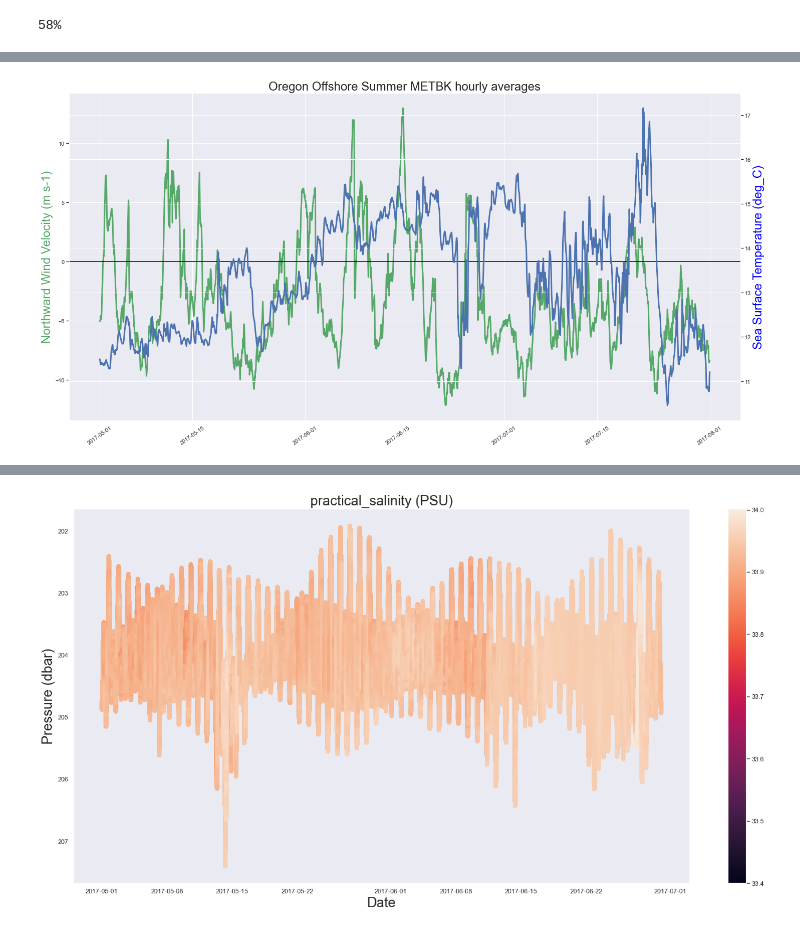
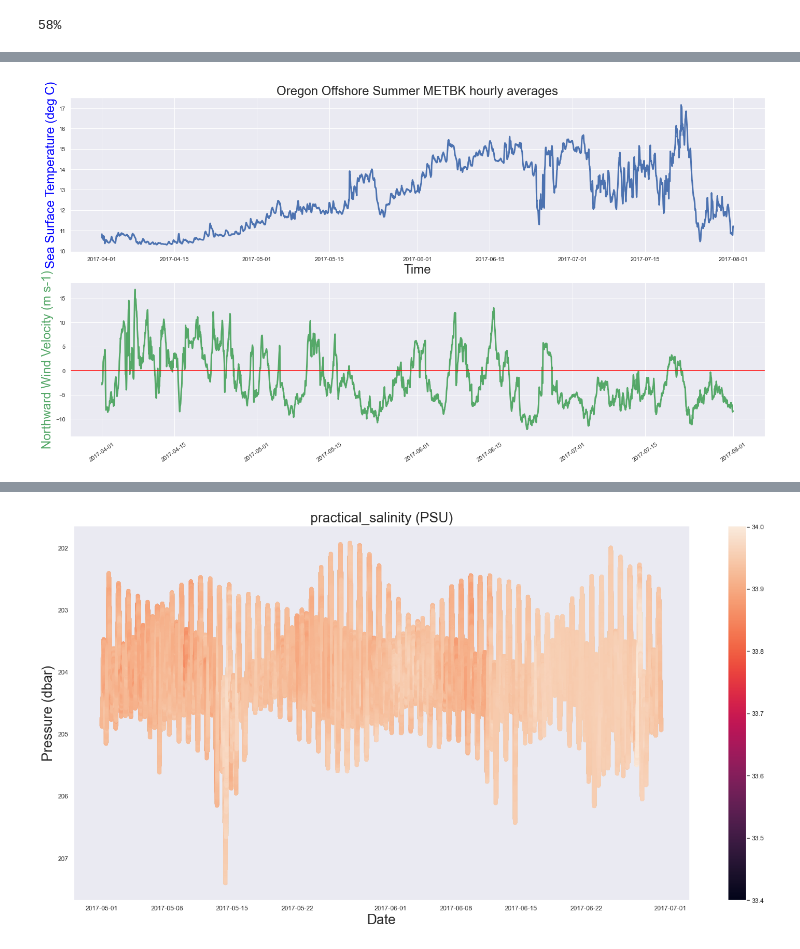
Before and after one commit to dgumustel/coastal-upwelling, a Jupyter notebook: 01_data_collection.ipynb, the cells around one changed output, grey strips where cells are left out. Drawn from its saved outputs; the diff is of its cells as text; code cells hidden in the pictures.

```diff
--- a/01_data_collection.ipynb
+++ b/01_data_collection.ipynb
@@ -232,4 +173 @@ Appending data from files
 {'sea_surface_temperature': ['ºC'], 'met_windavg_mag_corr_east': ['m s-1'], 'met_windavg_mag_corr_north': ['m s-1']}
-# %%
-CTD_data = CTD_data_copy
-METBK_data = METBK_data_copy
@@ -490,13 +426,0 @@ METBK_units
-# %%
-# rename the columns and add units
-METBK_hourly = METBK_hourly.rename(columns={'sea_surface_temperature': 'Sea Surface Temperature (deg_C)',
-                                            'met_windavg_mag_corr_east': 'Eastward Wind Velocity ({})'.format(METBK_units['met_windavg_mag_corr_east'][0]),
-                                            'met_windavg_mag_corr_north': 'Northward Wind Velocity ({})'.format(METBK_units['met_windavg_mag_corr_north'][0])})
-METBK_daily = METBK_daily.rename(columns={'sea_surface_temperature': 'Sea Surface Temperature (deg_C)',
-                                            'met_windavg_mag_corr_east': 'Eastward Wind Velocity ({})'.format(METBK_units['met_windavg_mag_corr_east'][0]),
-                                            'met_windavg_mag_corr_north': 'Northward Wind Velocity ({})'.format(METBK_units['met_windavg_mag_corr_north'][0])})
-# Grab times of interest
-mask = (METBK_hourly['time'][:] > '2017-05-01') & (METBK_hourly['time'] <= '2017-08-01')
-METBK_summer_data = METBK_hourly.loc[mask]
-
-METBK_summer_data.head()
@@ -526,0 +431,6 @@ plt.xticks(rotation=35);
+# %%
+# Grab times of interest
+mask = (METBK_hourly['time'][:] > '2017-04-01') & (METBK_hourly['time'] <= '2017-08-01')
+METBK_summer_data = METBK_hourly.loc[mask]
+
+METBK_summer_data.head()
@@ -527,14 +444,16 @@ plt.xticks(rotation=35);
 # %%
-fig, ax = plt.subplots(figsize=(24, 12))
-ax.plot(METBK_summer_data['time'], METBK_summer_data['Northward Wind Velocity (m s-1)'], 'g', linewidth=3)
-ax.set_ylabel('Northward Wind Velocity (m s-1)', color='g', size=24)
+fig, (ax, ax2) = plt.subplots(2,1, figsize=(24, 12))
+
+#ax2 = ax.twinx()  # instantiate a second axis that shares the same x-axis
+ax.plot(METBK_summer_data['time'], METBK_summer_data['sea_surface_temperature'], 'b', linewidth=3)
+ax.set_ylabel('Sea Surface Temperature (deg C)', color='blue', size=24)
+ax.set_xlabel('Time', size=24)
+
+ax2.plot(METBK_summer_data['time'], METBK_summer_data['met_windavg_mag_corr_north'], 'g', linewidth=3)
+ax2.set_ylabel('Northward Wind Velocity (m s-1)', color='g', size=24)
 plt.xticks(rotation=35)
 
-ax2 = ax.twinx()  # instantiate a second axis that shares the same x-axis
-ax2.plot(METBK_summer_data['time'], METBK_summer_data['Sea Surface Temperature (deg_C)'], 'b', linewidth=3)
-ax2.set_ylabel('Sea Surface Temperature (deg_C)', color='blue', size=24)
-
-ax.axhline(y=0, ls='-', c='black') # add horizontal line at 0
+ax2.axhline(y=0, ls='-', c='red') # add horizontal line at 0
 ax.set_title('Oregon Offshore Summer METBK hourly averages', size=24);
 # %% [output]
-[figure, old version]
+[figure, new version]
```
Also changed, not shown: parts of 111 cells of this notebook.
